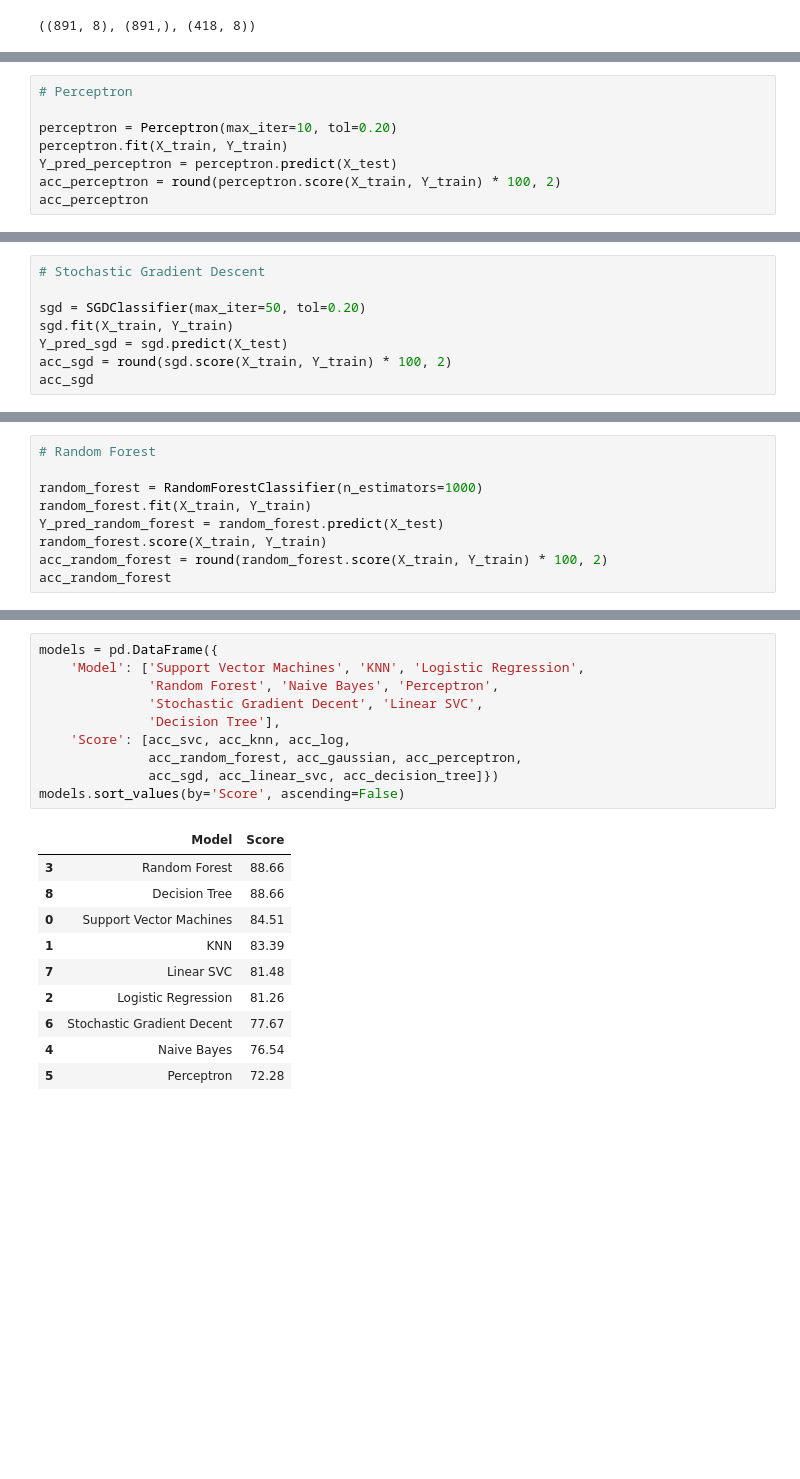
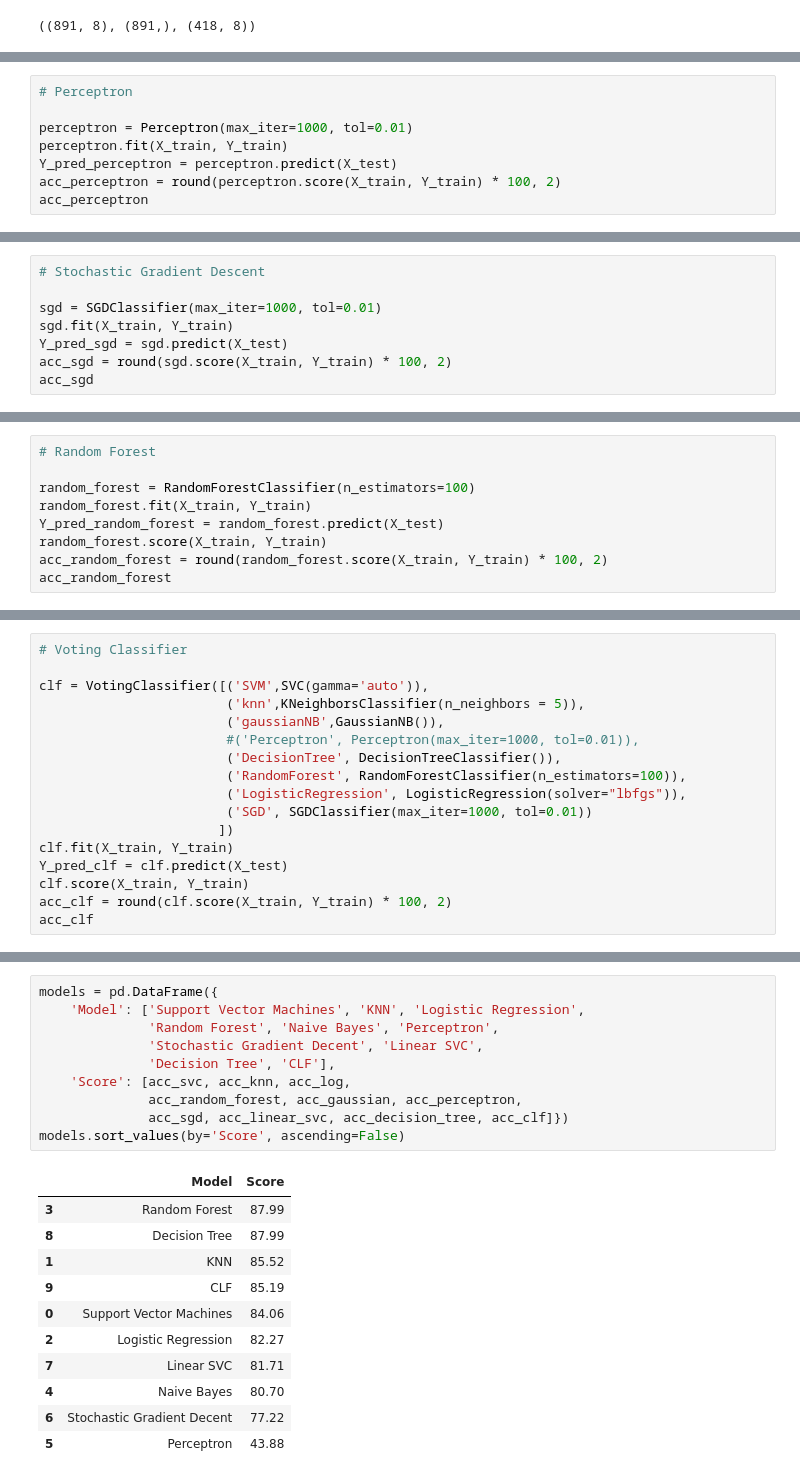
Before and after one commit to ettoreferranti/Titanic-notebook, a Jupyter notebook: ML-Test.ipynb, the cells around one changed output, grey strips where cells are left out. Cells and saved outputs as stored; diff of their text form; blank space fills up the shorter version.

Commit message:
got better score on kaggle

```diff
--- a/ML-Test.ipynb
+++ b/ML-Test.ipynb
@@ -533,7 +543,7 @@ acc_gaussian
 # %%
 # Perceptron
 
-perceptron = Perceptron(max_iter=10, tol=0.20)
+perceptron = Perceptron(max_iter=1000, tol=0.01)
 perceptron.fit(X_train, Y_train)
 Y_pred_perceptron = perceptron.predict(X_test)
 acc_perceptron = round(perceptron.score(X_train, Y_train) * 100, 2)
@@ -553,7 +563,7 @@ acc_linear_svc
 # %%
 # Stochastic Gradient Descent
 
-sgd = SGDClassifier(max_iter=50, tol=0.20)
+sgd = SGDClassifier(max_iter=1000, tol=0.01)
 sgd.fit(X_train, Y_train)
 Y_pred_sgd = sgd.predict(X_test)
 acc_sgd = round(sgd.score(X_train, Y_train) * 100, 2)
@@ -573,7 +583,7 @@ acc_decision_tree
 # %%
 # Random Forest
 
-random_forest = RandomForestClassifier(n_estimators=1000)
+random_forest = RandomForestClassifier(n_estimators=100)
 random_forest.fit(X_train, Y_train)
 Y_pred_random_forest = random_forest.predict(X_test)
 random_forest.score(X_train, Y_train)
@@ -583,0 +594,17 @@ acc_random_forest
+# %%
+# Voting Classifier
+
+clf = VotingClassifier([('SVM',SVC(gamma='auto')),
+                        ('knn',KNeighborsClassifier(n_neighbors = 5)),
+                        ('gaussianNB',GaussianNB()),
+                        #('Perceptron', Perceptron(max_iter=1000, tol=0.01)),
+                        ('DecisionTree', DecisionTreeClassifier()),
+                        ('RandomForest', RandomForestClassifier(n_estimators=100)),
+                        ('LogisticRegression', LogisticRegression(solver="lbfgs")),
+                        ('SGD', SGDClassifier(max_iter=1000, tol=0.01))
+                       ])
+clf.fit(X_train, Y_train)
+Y_pred_clf = clf.predict(X_test)
+clf.score(X_train, Y_train)
+acc_clf = round(clf.score(X_train, Y_train) * 100, 2)
+acc_clf
@@ -584,24 +613,25 @@ acc_random_forest
 # %%
 models = pd.DataFrame({
     'Model': ['Support Vector Machines', 'KNN', 'Logistic Regression',
               'Random Forest', 'Naive Bayes', 'Perceptron',
               'Stochastic Gradient Decent', 'Linear SVC',
-              'Decision Tree'],
+              'Decision Tree', 'CLF'],
     'Score': [acc_svc, acc_knn, acc_log,
               acc_random_forest, acc_gaussian, acc_perceptron,
-              acc_sgd, acc_linear_svc, acc_decision_tree]})
+              acc_sgd, acc_linear_svc, acc_decision_tree, acc_clf]})
 models.sort_values(by='Score', ascending=False)
 # %% [output]
 |  | Model | Score |
-| 3 | Random Forest | 88.66 |
-| 8 | Decision Tree | 88.66 |
-| 0 | Support Vector Machines | 84.51 |
-| 1 | KNN | 83.39 |
-| 7 | Linear SVC | 81.48 |
-| 2 | Logistic Regression | 81.26 |
-| 6 | Stochastic Gradient Decent | 77.67 |
-| 4 | Naive Bayes | 76.54 |
-| 5 | Perceptron | 72.28 |
+| 3 | Random Forest | 87.99 |
+| 8 | Decision Tree | 87.99 |
+| 1 | KNN | 85.52 |
+| 9 | CLF | 85.19 |
+| 0 | Support Vector Machines | 84.06 |
+| 2 | Logistic Regression | 82.27 |
+| 7 | Linear SVC | 81.71 |
+| 4 | Naive Bayes | 80.70 |
+| 6 | Stochastic Gradient Decent | 77.22 |
+| 5 | Perceptron | 43.88 |
 # %%
 submission = pd.DataFrame({
         "PassengerId": test_df["PassengerId"],
```
Also changed, not shown: parts of 32 cells of this notebook.
